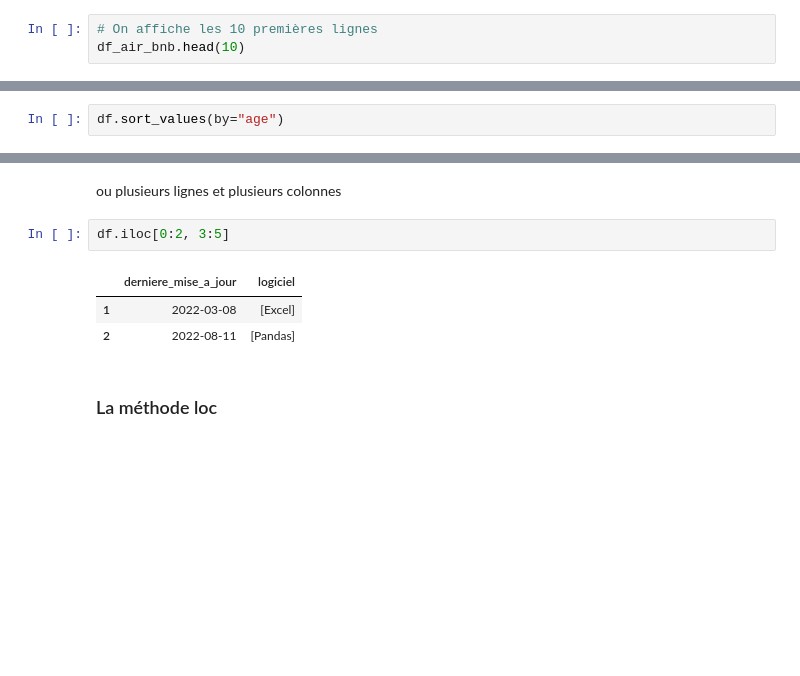
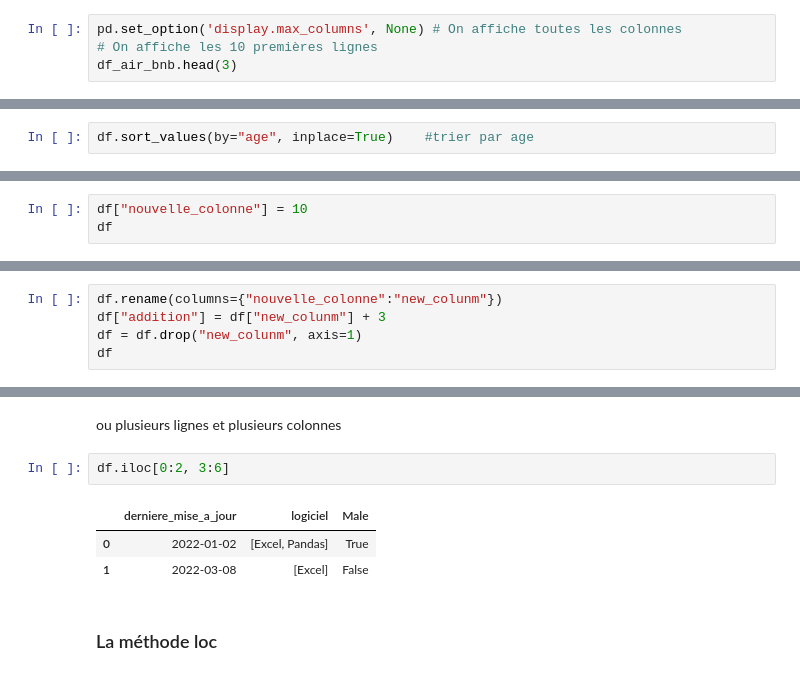
Before and after one commit to DonzerHD/Pandas-Env-Visuel, a Jupyter notebook: Pandas/Pandas.ipynb, the cells around one changed output, grey strips where cells are left out. Saved outputs shown, nothing was run; the diff lists cells and outputs as text; blank space fills up the shorter version.

```diff
--- a/Pandas/Pandas.ipynb
+++ b/Pandas/Pandas.ipynb
@@ -117,8 +161,9 @@ dtype: object
 # %% [markdown]
 Etant donné la taille de la table, ce serait inutile de tout afficher, et aussi beaucoup trop lourd. C'est cependant souvent utile d'avoir un aperçu de la table. On va afficher donc le début ou la fin de la table comme cela:
 # %%
+pd.set_option('display.max_columns', None) # On affiche toutes les colonnes
 # On affiche les 10 premières lignes
-df_air_bnb.head(10)
+df_air_bnb.head(3)
 # %% [output]
 |  | id | NAME | host id | host_identity_verified | host name | neighbourhood group | neighbourhood | ... |
 | 0 | 1001254 | Clean & quiet apt home by the park | 80014485718 | unconfirmed | Madaline | Brooklyn | Kensington | ... |
@@ -137,4 +181,4 @@ df_air_bnb.head(10)
 # %% [markdown]
 Tout comme sur excel, il est possible de trier ces données:
 # %%
-df.sort_values(by="age")
+df.sort_values(by="age", inplace=True)    #trier par age
@@ -222,0 +362,3 @@ df.drop("new_name")
+# %%
+df["nouvelle_colonne"] = 10
+df
@@ -222,0 +370,5 @@ df.drop("new_name")
+# %%
+df.rename(columns={"nouvelle_colonne":"new_colunm"})
+df["addition"] = df["new_colunm"] + 3
+df = df.drop("new_colunm", axis=1)
+df
@@ -251,11 +414,11 @@ Name: 1, dtype: object
 # %% [markdown]
 ou plusieurs lignes et plusieurs colonnes
 # %%
-df.iloc[0:2, 3:5]
+df.iloc[0:2, 3:6]
 # %% [output]
-|  | derniere_mise_a_jour | logiciel |
-| 1 | 2022-03-08 | [Excel] |
-| 2 | 2022-08-11 | [Pandas] |
+|  | derniere_mise_a_jour | logiciel | Male |
+| 0 | 2022-01-02 | [Excel, Pandas] | True |
+| 1 | 2022-03-08 | [Excel] | False |
 # %% [markdown]
 ### La méthode loc
 # %% [markdown]
```
Also changed, not shown: parts of 38 cells of this notebook.
